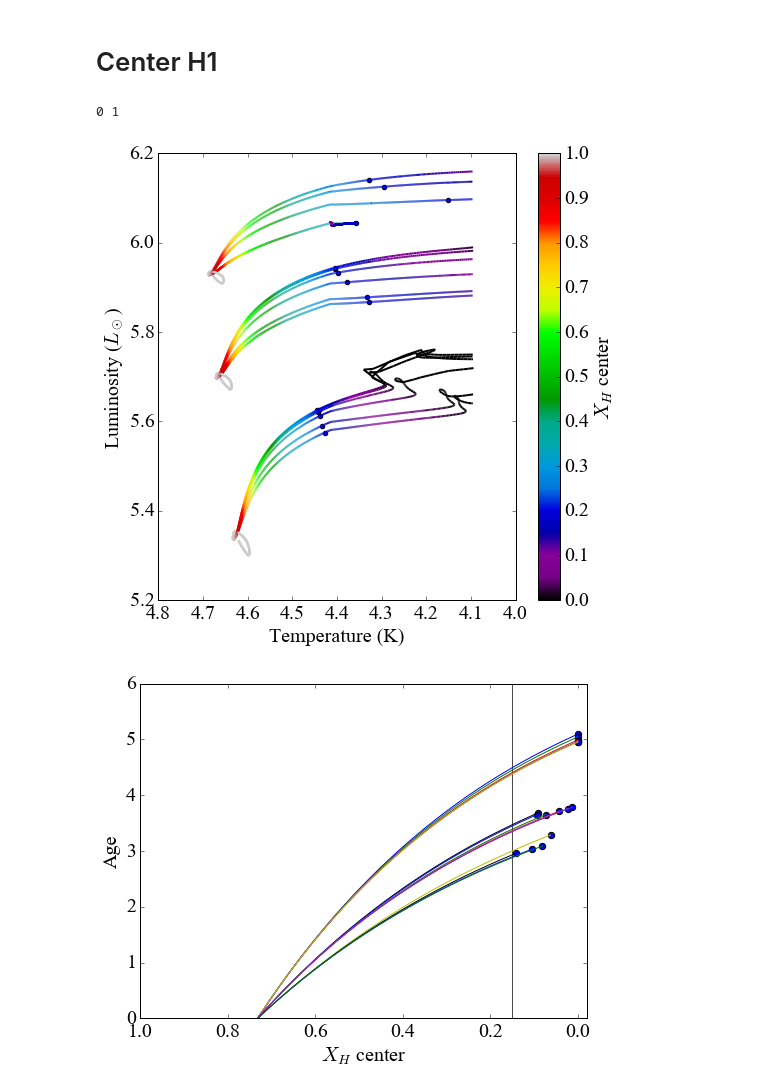
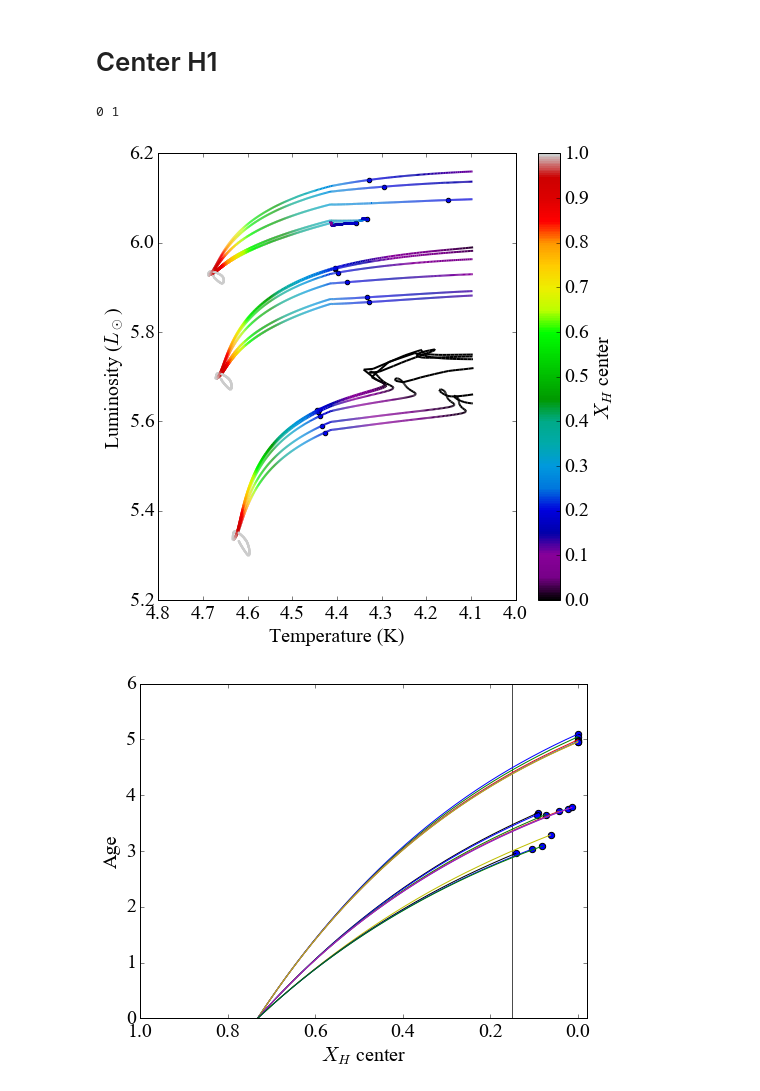
Before and after one commit to Elbereth999/LigoStuff, a Jupyter notebook: LIGOfigures.ipynb, the cells around one changed output. Drawn from its saved outputs; the diff is of its cells as text; code cells hidden in the pictures.

```diff
--- a/LIGOfigures.ipynb
+++ b/LIGOfigures.ipynb
@@ -289,7 +368,7 @@ cmap = 'spectral'
 
 models = ['M40_F0.data','M40_F27.data','M40_F28.data','M40_F29.data','M40_F30.data','M40_F31.data',
           'M60_F0.data','M60_F27.data','M60_F28.data','M60_F29.data','M60_F30.data','M60_F31.data',
-          'M80_F0.data',               'M80_F28.data','M80_F29.data','M80_F30.data']
+          'M80_F0.data','M80_F27.data','M80_F28.data','M80_F29.data','M80_F30.data']
 
 for item in range(0, len(models)):
 
@@ -487,35 +566,35 @@ max_col=1
 #min_col = test['f'].min()
 #max_col = test['f'].max()
 print min_col, max_col
 
 cmap = 'spectral'
 
 models = ['M40_F0.data','M40_F27.data','M40_F28.data','M40_F29.data','M40_F30.data','M40_F31.data',
           'M60_F0.data','M60_F27.data','M60_F28.data','M60_F29.data','M60_F30.data','M60_F31.data',
-          'M80_F0.data',               'M80_F28.data','M80_F29.data','M80_F30.data']
+          'M80_F0.data','M80_F27.data','M80_F28.data','M80_F29.data','M80_F30.data']
 
 #models = ['M40_F0.data', 'M40_F30.data', 'M60_F0.data', 'M60_F30.data', 'M80_F0.data','M80_F30.data']
 
 
 for item in range(0, len(models)):
 
     data = read_model(models[item])
     lc = data_lines(data[x], data[y], data[z]/data[z][0], min_col, max_col, cmap)
     cax = ax1.add_collection(lc)
 
 
 #cbar = fig.colorbar(cax, ticks=[min_col, max_col])
 cbar = fig.colorbar(cax)
 cbar.ax.set_ylabel('$X_H$ center')
 
 #cbar.ax.set_yticklabels(['< -1', '> 1'])  # vertically oriented colorbar
 
 ax1.scatter(temp_atH, lum_atH )
 
 plt.savefig('HRD_Hcenter.pdf', format='pdf')
 # %% [output]
 0 1
-[figure, old version]
+[figure, new version]
 # %%
 fig = plt.figure(figsize=(8,6))
 ax1 = fig.add_subplot(1,1,1)
```
Also changed, not shown: parts of 17 cells of this notebook.
